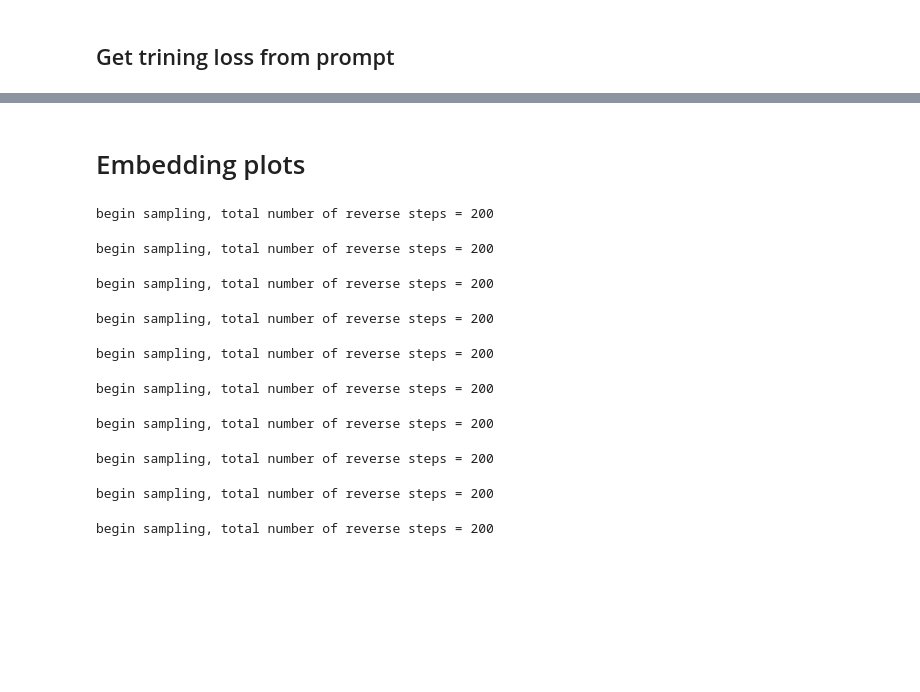
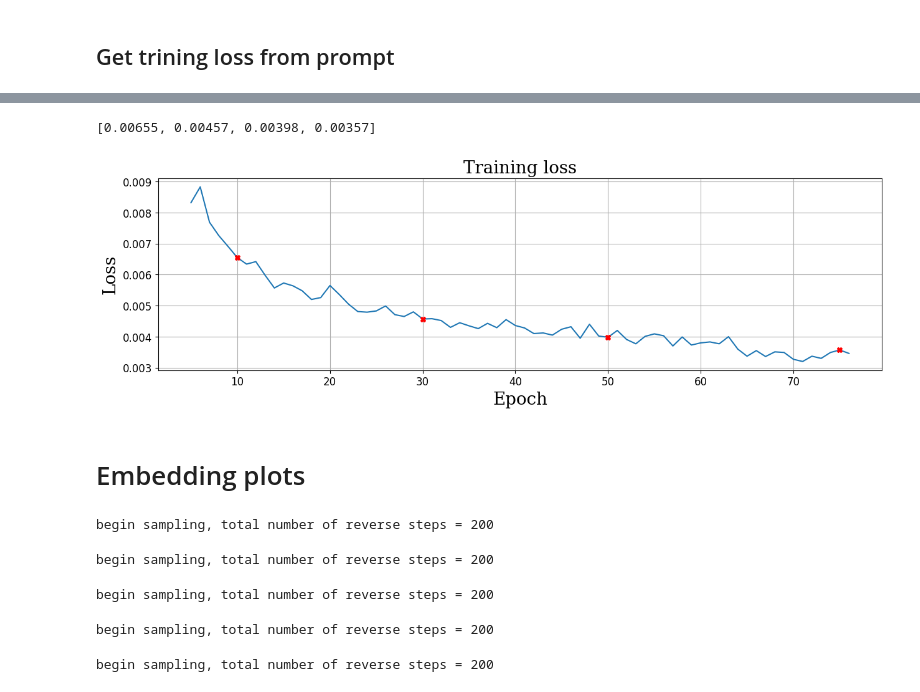
Before and after one commit to jsnungo/tesis, a Jupyter notebook: figuras/figuras.ipynb, the cells around one changed output, grey strips where cells are left out. Cells and saved outputs as stored; diff of their text form; code cells hidden in the pictures; blank space fills up the shorter version.

```diff
--- a/figuras/figuras.ipynb
+++ b/figuras/figuras.ipynb
@@ -415,10 +447,10 @@ Epoca 76:  91%|█████████ | 13288/14656 [14:27<01:29, 15.32audi
 """
 
 loss_values = []
-for line in output_text.splitlines():
+for i, line in enumerate(output_text.splitlines()):
     match = re.search(r"loss=([\d\.]+)", line)  # Regular expression to find loss
     if match:
-        loss_values.append(float(match.group(1)))
+        loss_values.append((i-1, float(match.group(1))))
 # %%
 def plot_epoch_process(dict_samples, img_idx=0):
     num_columns = len(dict_samples)
@@ -455,10 +492,24 @@ len(loss_values)
+# %%
+# loss_values
+loss_plot = [i[1] for i in loss_values]
+loss_marks = [i[1] for i in loss_values if i[0] in [10, 30, 50, 75]]
+# %%
+loss_marks
+# %% [output]
+[0.00655, 0.00457, 0.00398, 0.00357]
 # %%
+
 plt.figure(figsize=(15, 4))
-plt.plot(range(5, 77), loss_values[5:])
-plt.ylabel('Loss', fontsize=17, fontfamily='serif')
-plt.xlabel('Epoch', fontsize=17, fontfamily='serif')
-plt.title('Training loss', fontsize=17, fontfamily='serif');
+plt.plot(range(5, 77), loss_plot[5:])
+plt.plot([10, 30, 50, 75], loss_marks, 'rX')
+plt.ylabel('Loss', fontsize=20, fontfamily='serif')
+plt.xlabel('Epoch', fontsize=20, fontfamily='serif')
+plt.title('Training loss', fontsize=20, fontfamily='serif');
+plt.xticks(fontsize=12)
+plt.yticks(fontsize=12)
 plt.grid()
+# %% [output]
+[figure, added]
 # %% [markdown]
 # Embedding plots
 # %%
@@ -480,16 +531,16 @@ with open('./config.json', 'r') as f:
 diffusion_config = config['diffusion_config']
 
 to_save = {}
-for i in range(10):
+for i in range(5):
   diffusion_hyperparams = calc_diffusion_hyperparams(**diffusion_config)
-  samples_diff = get_diffusion_sample(model_diff, (120, 1, sr), diffusion_hyperparams)
+  samples_diff = get_diffusion_sample(model_diff, (50, 1, sr), diffusion_hyperparams)
 
   sample_diff = samples_diff.cpu()
 
   to_save[f'{i}_samples_embedding'] = samples_diff
 
 import pickle
-with open('../figuras/1000_samples.pickle', 'wb') as f:
+with open('../figuras/4000_samples.pickle', 'wb') as f:
     pickle.dump(to_save, f)
 # %% [output]
 begin sampling, total number of reverse steps = 200
@@ -497,10 +548,5 @@ begin sampling, total number of reverse steps = 200
 begin sampling, total number of reverse steps = 200
 begin sampling, total number of reverse steps = 200
 begin sampling, total number of reverse steps = 200
-begin sampling, total number of reverse steps = 200
-begin sampling, total number of reverse steps = 200
-begin sampling, total number of reverse steps = 200
-begin sampling, total number of reverse steps = 200
-begin sampling, total number of reverse steps = 200
 # %%
 import pickle
```
Also changed, not shown: parts of 14 cells of this notebook, 21 other files.
